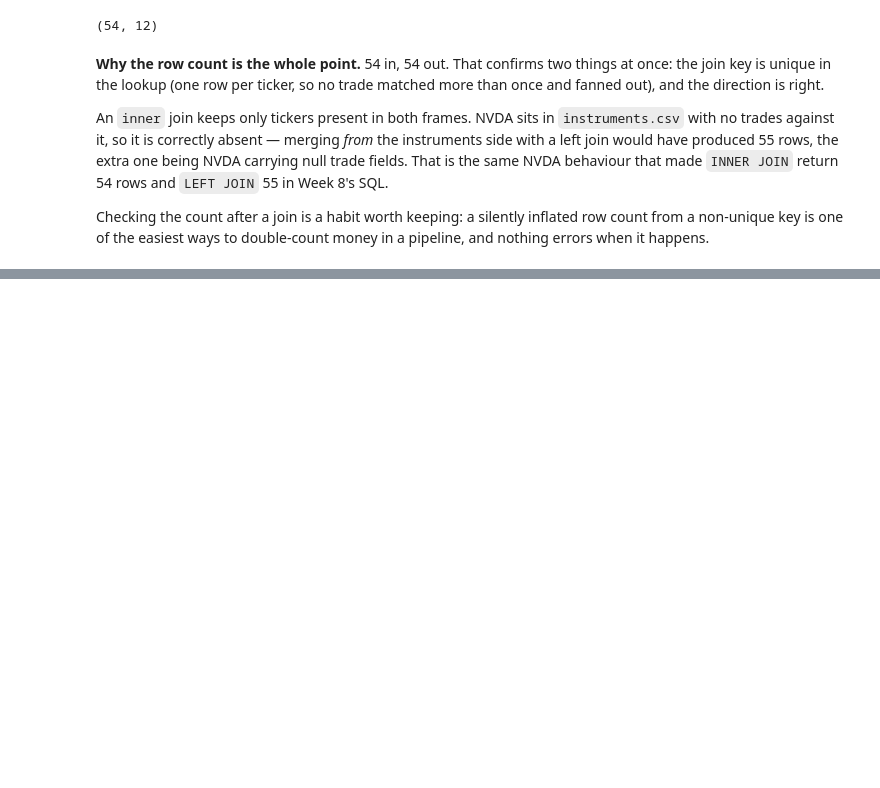
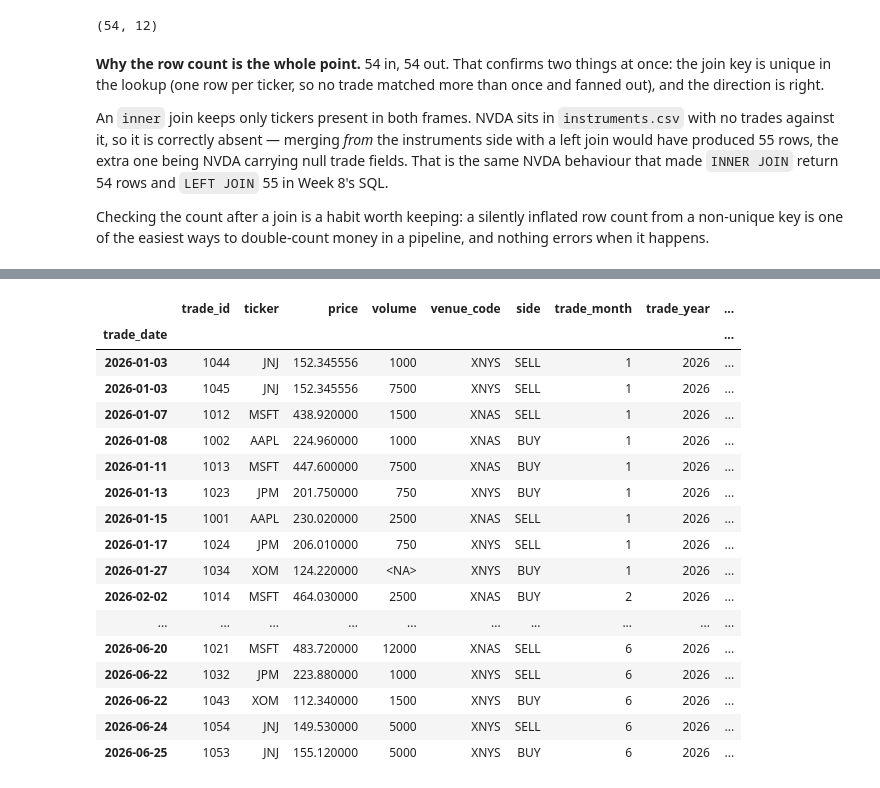
Before and after one commit to mryiadom/gcp-de-portfolio, a Jupyter notebook: notebooks/01_cleaning.ipynb, the cells around one changed output, grey strips where cells are left out. Saved outputs shown, nothing was run; the diff lists cells and outputs as text; code cells hidden in the pictures; blank space fills up the shorter version.

```diff
--- a/notebooks/01_cleaning.ipynb
+++ b/notebooks/01_cleaning.ipynb
@@ -420,0 +429,21 @@ Checking the count after a join is a habit worth keeping: a silently inflated ro
+# %%
+raw_trades
+# %% [output]
+|  | trade_id | ticker | price | volume | venue_code | side | trade_month | trade_year | ... |
+| trade_date |  |  |  |  |  |  |  |  | ... |
+| 2026-01-03 | 1044 | JNJ | 152.345556 | 1000 | XNYS | SELL | 1 | 2026 | ... |
+| 2026-01-03 | 1045 | JNJ | 152.345556 | 7500 | XNYS | SELL | 1 | 2026 | ... |
+| 2026-01-07 | 1012 | MSFT | 438.920000 | 1500 | XNAS | SELL | 1 | 2026 | ... |
+| 2026-01-08 | 1002 | AAPL | 224.960000 | 1000 | XNAS | BUY | 1 | 2026 | ... |
+| 2026-01-11 | 1013 | MSFT | 447.600000 | 7500 | XNAS | BUY | 1 | 2026 | ... |
+| 2026-01-13 | 1023 | JPM | 201.750000 | 750 | XNYS | BUY | 1 | 2026 | ... |
+| 2026-01-15 | 1001 | AAPL | 230.020000 | 2500 | XNAS | SELL | 1 | 2026 | ... |
+| 2026-01-17 | 1024 | JPM | 206.010000 | 750 | XNYS | SELL | 1 | 2026 | ... |
+| 2026-01-27 | 1034 | XOM | 124.220000 | <NA> | XNYS | BUY | 1 | 2026 | ... |
+| 2026-02-02 | 1014 | MSFT | 464.030000 | 2500 | XNAS | BUY | 2 | 2026 | ... |
+| ... | ... | ... | ... | ... | ... | ... | ... | ... | ... |
+| 2026-06-20 | 1021 | MSFT | 483.720000 | 12000 | XNAS | SELL | 6 | 2026 | ... |
+| 2026-06-22 | 1032 | JPM | 223.880000 | 1000 | XNYS | SELL | 6 | 2026 | ... |
+| 2026-06-22 | 1043 | XOM | 112.340000 | 1500 | XNYS | BUY | 6 | 2026 | ... |
+| 2026-06-24 | 1054 | JNJ | 149.530000 | 5000 | XNYS | SELL | 6 | 2026 | ... |
+| 2026-06-25 | 1053 | JNJ | 155.120000 | 5000 | XNYS | BUY | 6 | 2026 | ... |
```
Also changed, not shown: parts of 7 cells of this notebook.
